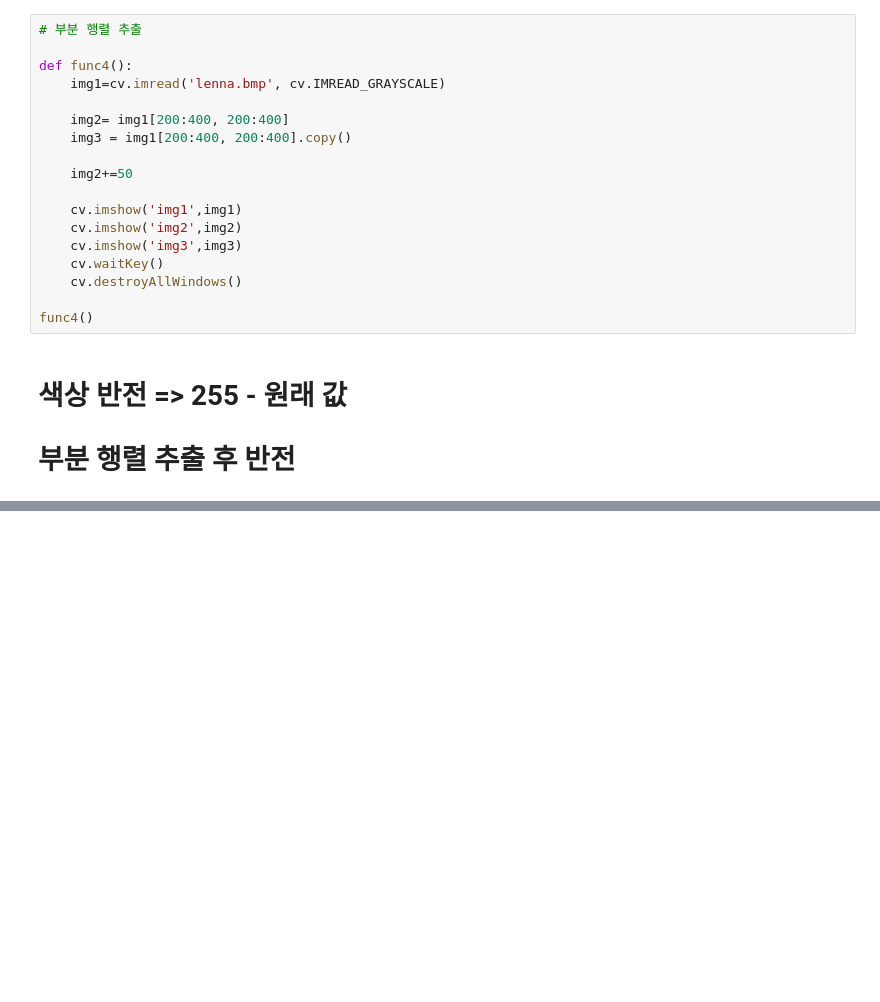
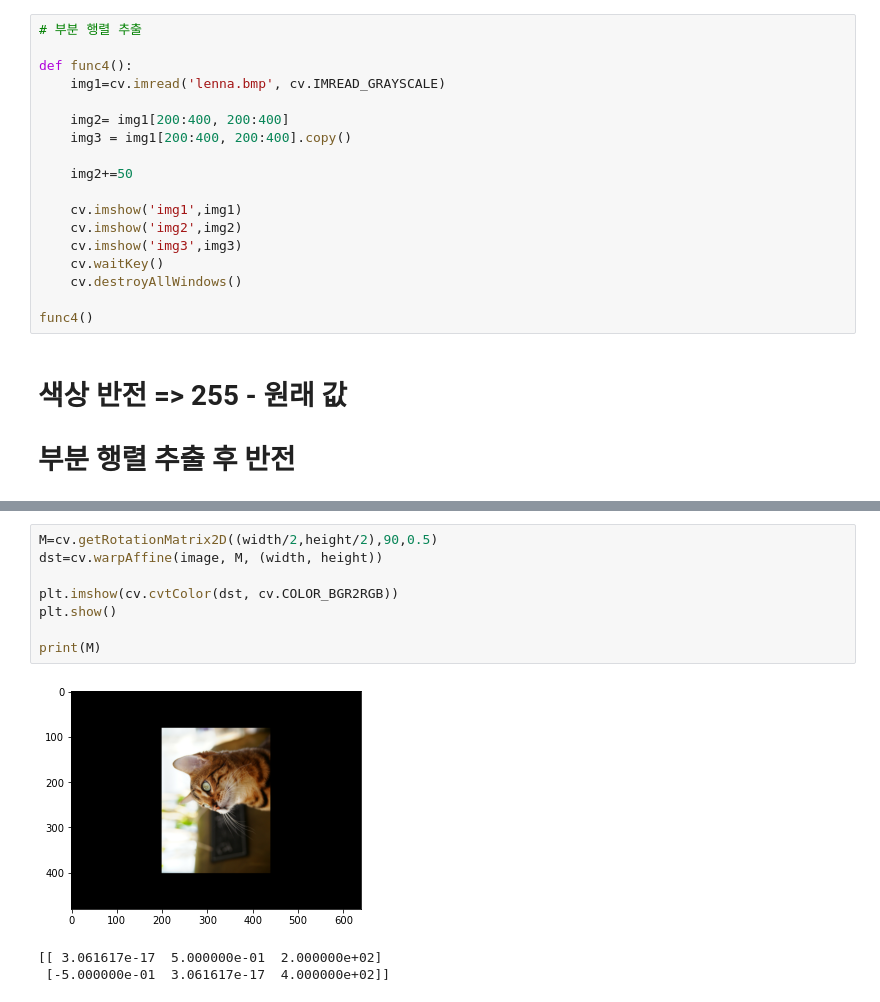
Before and after one commit to 9taetae9/OpenCV, a Jupyter notebook: Midterm_practice.ipynb, the cells around one changed output, grey strips where cells are left out. Cells and saved outputs as stored; diff of their text form; blank space fills up the shorter version.

```diff
--- a/Midterm_practice.ipynb
+++ b/Midterm_practice.ipynb
@@ -775,0 +892,12 @@ def func6():
+# %%
+M=cv.getRotationMatrix2D((width/2,height/2),90,0.5)
+dst=cv.warpAffine(image, M, (width, height))
+
+plt.imshow(cv.cvtColor(dst, cv.COLOR_BGR2RGB))
+plt.show()
+
+print(M)
+# %% [output]
+[figure, added]
+[[ 3.061617e-17  5.000000e-01  2.000000e+02]
+ [-5.000000e-01  3.061617e-17  4.000000e+02]]
```
Also changed, not shown: parts of 25 cells of this notebook.
